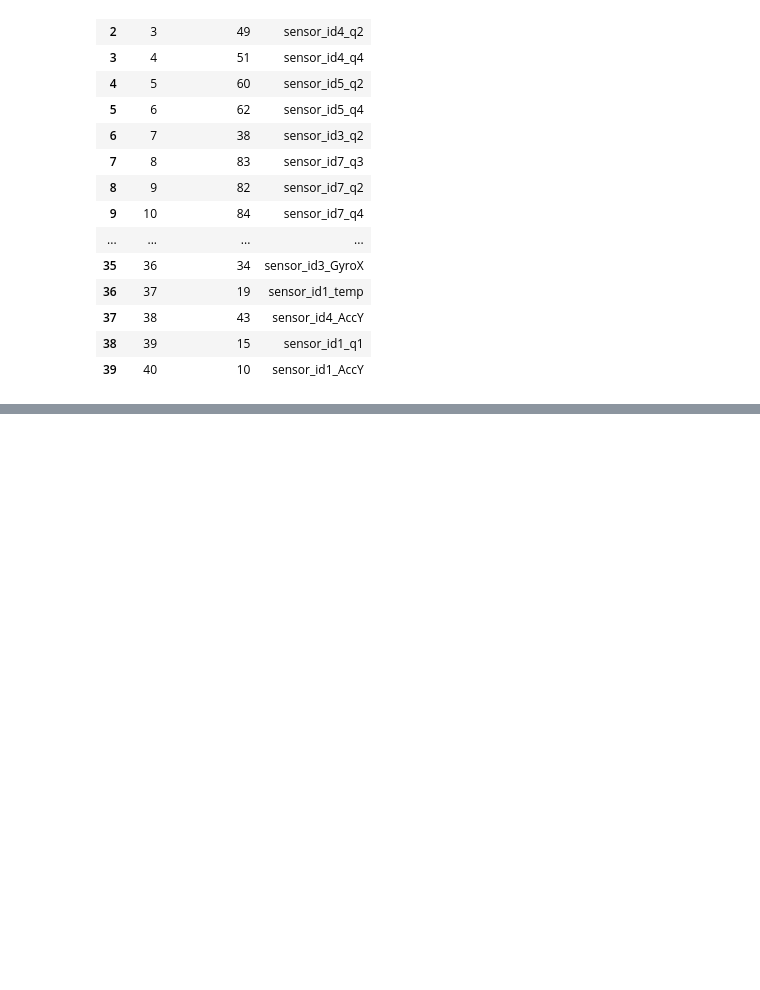
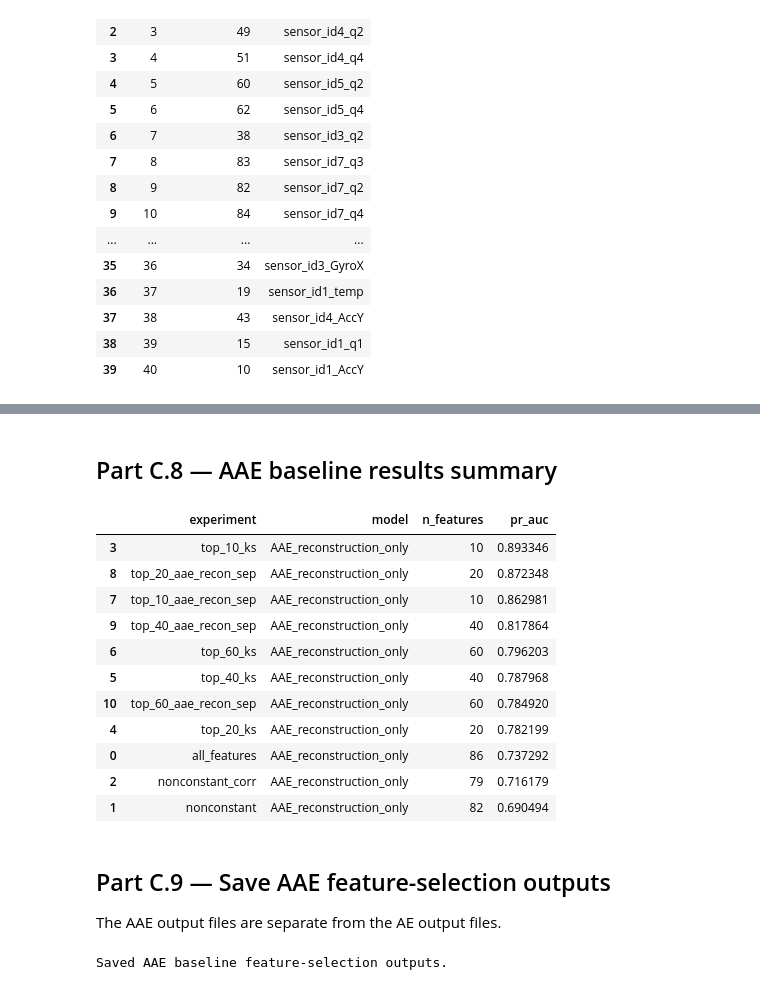
Before and after one commit to KleZeqaj/Industrial-Robot-AnomalyDetection, a Jupyter notebook: notebooks/feature_selection.ipynb, the cells around one changed output, grey strips where cells are left out. Saved outputs shown, nothing was run; the diff lists cells and outputs as text; code cells hidden in the pictures; blank space fills up the shorter version.

Commit message:
Added AAE feature selection analysis

```diff
--- a/notebooks/feature_selection.ipynb
+++ b/notebooks/feature_selection.ipynb
@@ -647,0 +666,9 @@ else:
+# %%
+aae_splits = split_kuka_numpy(DATA_DIR, seed=AAE_SEED, binary_labels=True)
+
+aae_n_features_raw = aae_splits.x_train.shape[1]
+aae_feature_names = load_feature_names(DATA_DIR, aae_n_features_raw)
+
+print("AAE x_train:", aae_splits.x_train.shape, "y_train:", aae_splits.y_train.shape, np.unique(aae_splits.y_train, return_counts=True))
+print("AAE x_val:  ", aae_splits.x_val.shape, "y_val:  ", aae_splits.y_val.shape, np.unique(aae_splits.y_val, return_counts=True))
+print("AAE x_test: ", aae_splits.x_test.shape, "y_test: ", aae_splits.y_test.shape, np.unique(aae_splits.y_test, return_counts=True))
@@ -647,0 +972,9 @@ else:
+# %%
+for m in M_VALUES:
+    m_eff = min(m, len(aae_ranked_features))
+    selected = aae_ranked_features[:m_eff]
+    name = f"top_{m_eff}_aae_recon_sep"
+    aae_selected_feature_tables[name] = selected
+
+    out = run_aae_baseline_experiment(name, selected, epochs=AAE_EPOCHS, seed=AAE_SEED)
+    aae_experiment_outputs.append(out)
@@ -647,0 +999,44 @@ else:
+# %% [markdown]
+## Part C.8 — AAE baseline results summary
+# %%
+aae_results_df = pd.DataFrame([out["row"] for out in aae_experiment_outputs])
+aae_results_df.sort_values("pr_auc", ascending=False)
+# %% [output]
+|  | experiment | model | n_features | pr_auc |
+| 3 | top_10_ks | AAE_reconstruction_only | 10 | 0.893346 |
+| 8 | top_20_aae_recon_sep | AAE_reconstruction_only | 20 | 0.872348 |
+| 7 | top_10_aae_recon_sep | AAE_reconstruction_only | 10 | 0.862981 |
+| 9 | top_40_aae_recon_sep | AAE_reconstruction_only | 40 | 0.817864 |
+| 6 | top_60_ks | AAE_reconstruction_only | 60 | 0.796203 |
+| 5 | top_40_ks | AAE_reconstruction_only | 40 | 0.787968 |
+| 10 | top_60_aae_recon_sep | AAE_reconstruction_only | 60 | 0.784920 |
+| 4 | top_20_ks | AAE_reconstruction_only | 20 | 0.782199 |
+| 0 | all_features | AAE_reconstruction_only | 86 | 0.737292 |
+| 2 | nonconstant_corr | AAE_reconstruction_only | 79 | 0.716179 |
+| 1 | nonconstant | AAE_reconstruction_only | 82 | 0.690494 |
+# %% [markdown]
+## Part C.9 — Save AAE feature-selection outputs
+
+The AAE output files are separate from the AE output files.
+# %%
+aae_results_df.to_csv(AAE_RESULTS_PATH, index=False)
+
+aae_ks_table.to_csv(AAE_KS_PATH, index=False)
+aae_sep_table.to_csv(AAE_RECON_SEP_PATH, index=False)
+
+aae_selected_rows = []
+for experiment, indices in aae_selected_feature_tables.items():
+    for rank, idx in enumerate(indices, start=1):
+        aae_selected_rows.append({
+            "experiment": experiment,
+            "rank": rank,
+            "feature_index": int(idx),
+            "feature_name": str(aae_feature_names[idx]),
+        })
+
+aae_selected_df = pd.DataFrame(aae_selected_rows)
+aae_selected_df.to_csv(AAE_SELECTED_PATH, index=False)
+
+print("Saved AAE baseline feature-selection outputs.")
+# %% [output]
+Saved AAE baseline feature-selection outputs.
```
Also changed, not shown: parts of 32 cells of this notebook.
